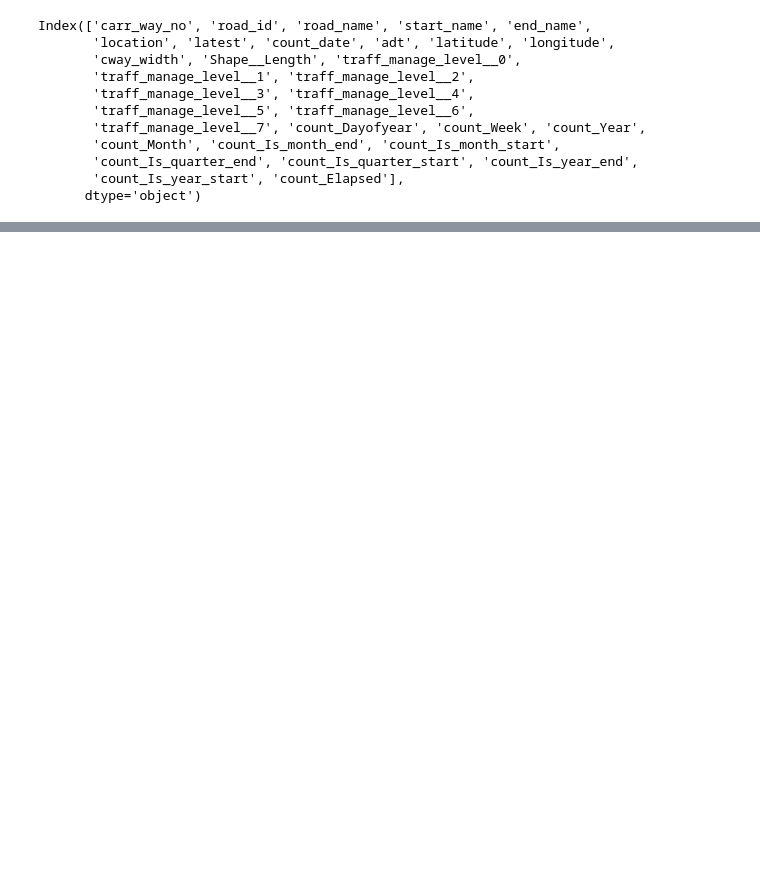
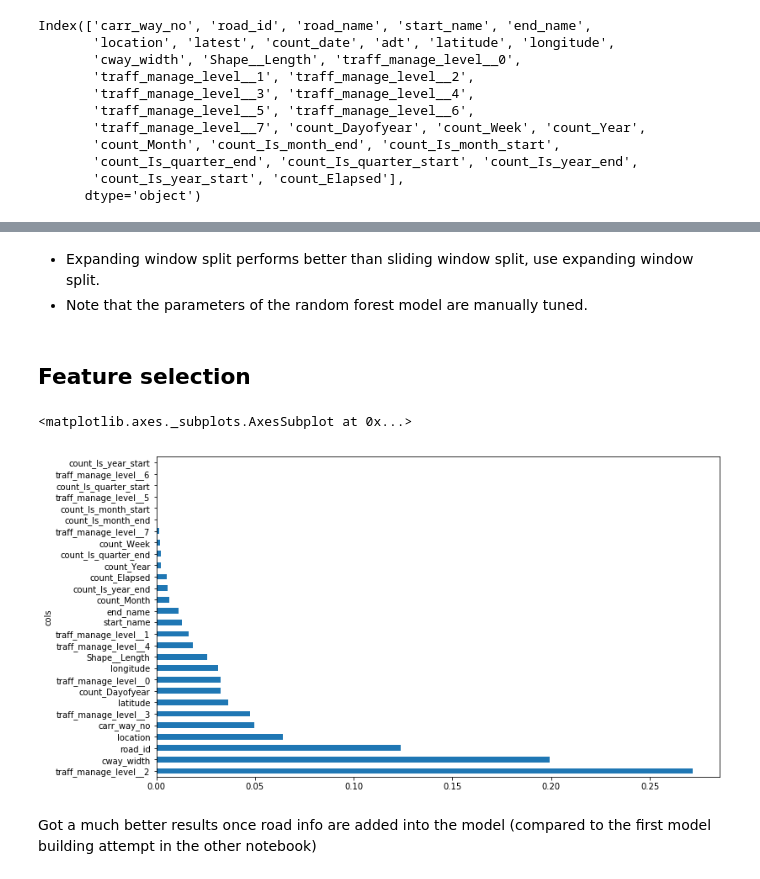
Before and after one commit to klin059/Auckland_traffic_analysis, a Jupyter notebook: 6_predictive_modelling.ipynb, the cells around one changed output, grey strips where cells are left out. Cells and saved outputs as stored; diff of their text form; code cells hidden in the pictures; blank space fills up the shorter version.

Commit message:
post model analysis

```diff
--- a/6_predictive_modelling.ipynb
+++ b/6_predictive_modelling.ipynb
@@ -191,6 +208,10 @@ def expanding_window_split(df, xcols, ycol, split_date = '2018-01-01', test_mont
 def rf_feat_importance(m, df):
     return pd.DataFrame({'cols':df.columns, 'imp':m.feature_importances_}
                        ).sort_values('imp', ascending=False)
+def plot_fi(fi):
+    # fi is a dataframe
+    # plot top 10 fi: plot_fi(rf_feat_importance(m, df_trn2)[:10])
+    return fi.plot('cols','imp','barh', figsize=(12,7), legend=False)
 # %%
 df.columns
 # %% [output]
@@ -391,0 +278,13 @@ RandomForestRegressor(bootstrap=True, criterion='mse', max_depth=28,
+# %% [markdown]
+- Expanding window split performs better than sliding window split, use expanding window split.
+- Note that the parameters of the random forest model are manually tuned.
+# %% [markdown]
+## Feature selection
+# %%
+fi = rf_feat_importance(m, X_train)
+plot_fi(fi)
+# %% [output]
+<matplotlib.axes._subplots.AxesSubplot at 0x...>
+[figure, added]
+# %% [markdown]
+Got a much better results once road info are added into the model (compared to the first model building attempt in the other notebook)
```
Also changed, not shown: parts of 48 cells of this notebook, 3 other files.
